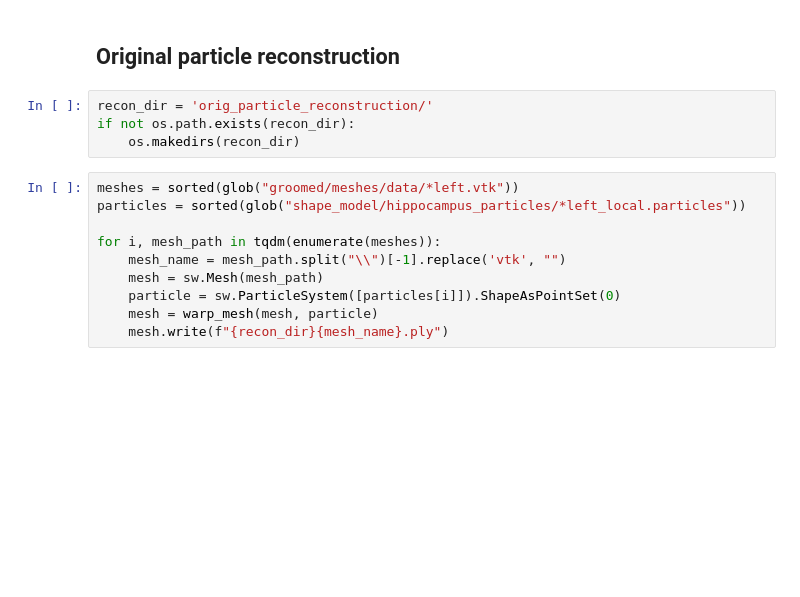
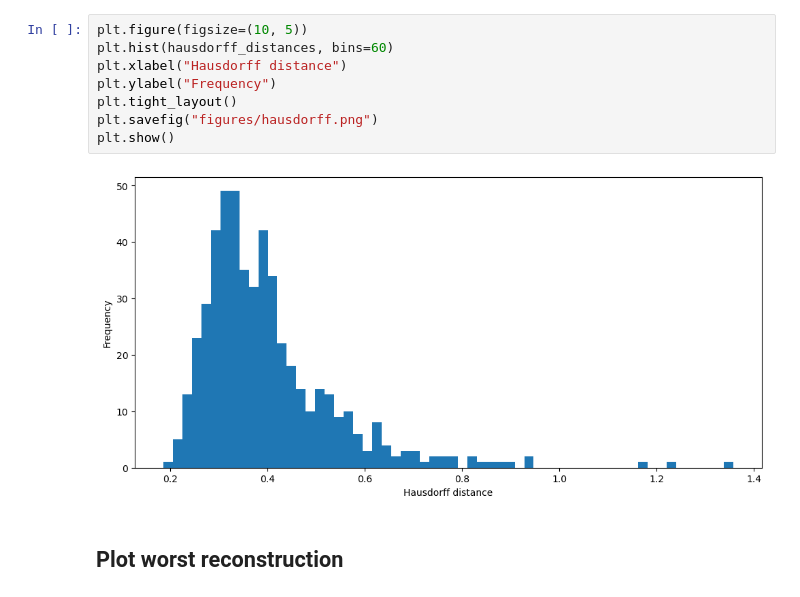
Before and after one commit to hannesk95/ExplainingAnatomicalShapeVariability, a Jupyter notebook: src/ShapeWorks/reconstruction.ipynb, the cells around one changed output. Saved outputs shown, nothing was run; the diff lists cells and outputs as text; blank space fills up the shorter version.

```diff
--- a/src/ShapeWorks/reconstruction.ipynb
+++ b/src/ShapeWorks/reconstruction.ipynb
@@ -59,16 +106,12 @@ plt.show()
+# %%
+plt.figure(figsize=(10, 5))
+plt.hist(hausdorff_distances, bins=60)
+plt.xlabel("Hausdorff distance")
+plt.ylabel("Frequency")
+plt.tight_layout()
+plt.savefig("figures/hausdorff.png")
+plt.show()
+# %% [output]
+[figure, added]
 # %% [markdown]
-## Original particle reconstruction
+## Plot worst reconstruction
-# %%
-recon_dir = 'orig_particle_reconstruction/'
-if not os.path.exists(recon_dir):
-    os.makedirs(recon_dir)
-# %%
-meshes = sorted(glob("groomed/meshes/data/*left.vtk"))
-particles = sorted(glob("shape_model/hippocampus_particles/*left_local.particles"))
-
-for i, mesh_path in tqdm(enumerate(meshes)):
-    mesh_name = mesh_path.split("\\")[-1].replace('vtk', "")
-    mesh = sw.Mesh(mesh_path)
-    particle = sw.ParticleSystem([particles[i]]).ShapeAsPointSet(0)
-    mesh = warp_mesh(mesh, particle)
-    mesh.write(f"{recon_dir}{mesh_name}.ply")
```
Also changed, not shown: parts of 25 cells of this notebook, 1 other file.
